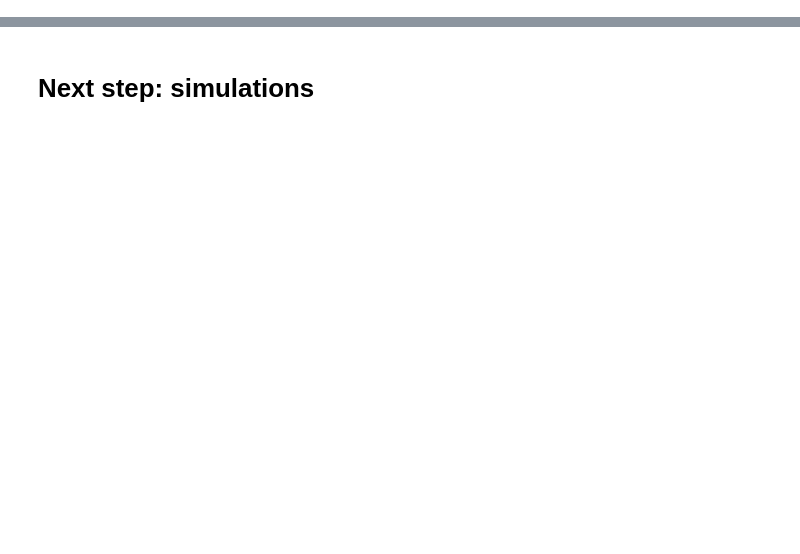
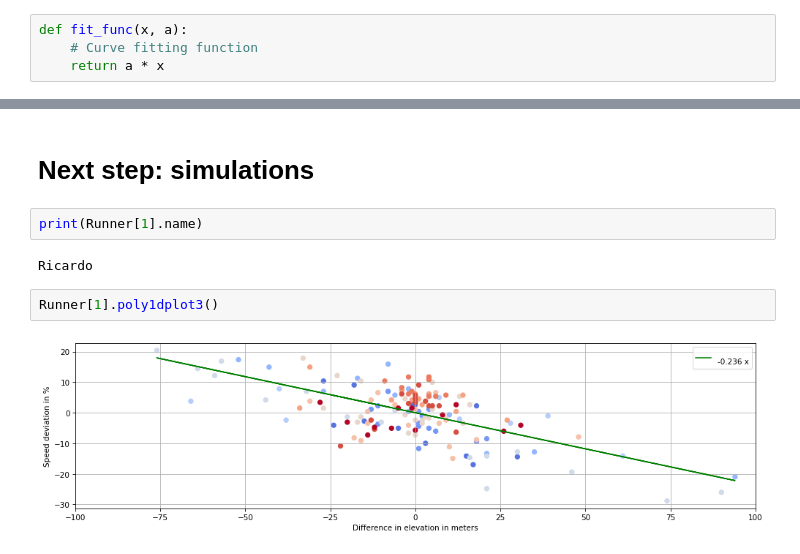
Before and after one commit to ndlopes-github/BoostRace, a Jupyter notebook: Auxiliar/regression_splits_pandas.ipynb, the cells around one changed output, grey strips where cells are left out. Drawn from its saved outputs; the diff is of its cells as text; blank space fills up the shorter version.

```diff
--- a/Auxiliar/regression_splits_pandas.ipynb
+++ b/Auxiliar/regression_splits_pandas.ipynb
@@ -7,3 +9,7 @@ import datetime
+# %%
+def fit_func(x, a):
+    # Curve fitting function
+    return a * x
 # %%
 #from autoclass import autorepr
 #@autorepr
@@ -287,2 +321,10 @@ for runner in Runner:
 # %% [markdown]
 # Next step: simulations #
+# %%
+print(Runner[1].name)
+# %% [output]
+Ricardo
+# %%
+Runner[1].poly1dplot3()
+# %% [output]
+[figure, added]
```
Also changed, not shown: parts of 3 cells of this notebook, 1 other file.
